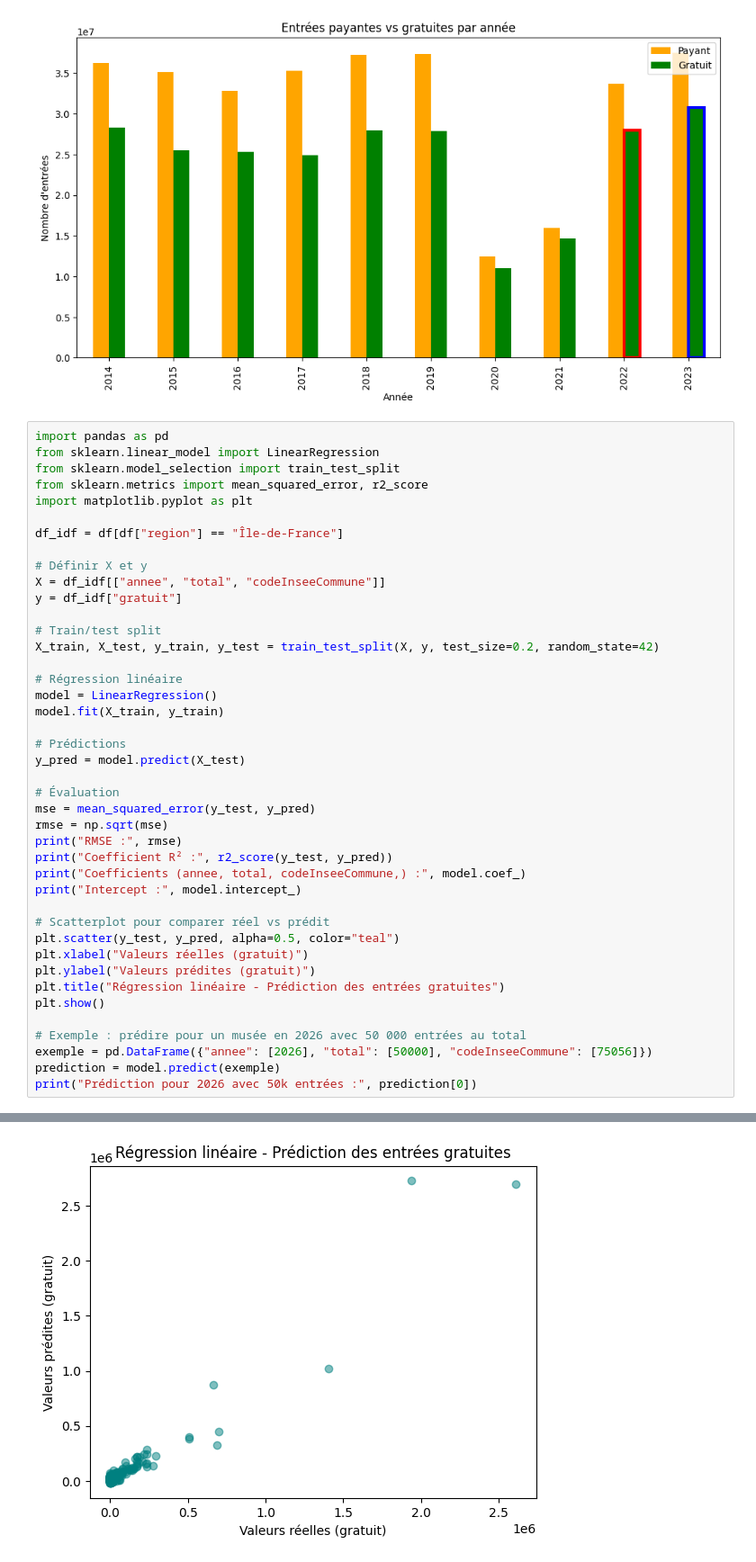
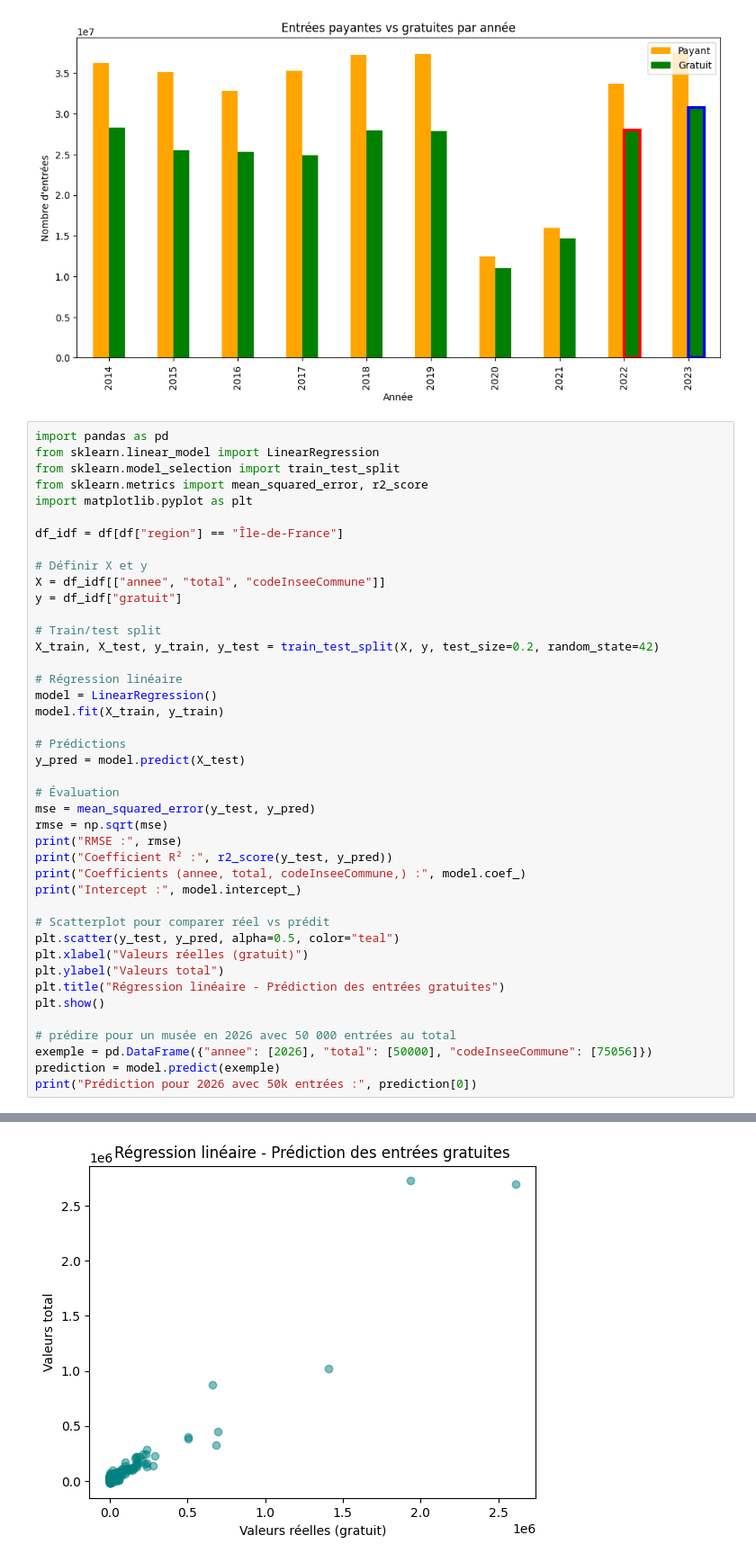
Before and after one commit to youyoy92700/musee2_idf, a Jupyter notebook: untitled2.ipynb, the cells around one changed output, grey strips where cells are left out. Shown at 90% size. Drawn from its saved outputs; the diff is of its cells as text.

```diff
--- a/untitled2.ipynb
+++ b/untitled2.ipynb
@@ -139,34 +143,34 @@ X_train, X_test, y_train, y_test = train_test_split(X, y, test_size=0.2, random_
 
 # Régression linéaire
 model = LinearRegression()
 model.fit(X_train, y_train)
 
 # Prédictions
 y_pred = model.predict(X_test)
 
 # Évaluation
 mse = mean_squared_error(y_test, y_pred)
 rmse = np.sqrt(mse)
 print("RMSE :", rmse)
 print("Coefficient R² :", r2_score(y_test, y_pred))
 print("Coefficients (annee, total, codeInseeCommune,) :", model.coef_)
 print("Intercept :", model.intercept_)
 
 # Scatterplot pour comparer réel vs prédit
 plt.scatter(y_test, y_pred, alpha=0.5, color="teal")
 plt.xlabel("Valeurs réelles (gratuit)")
-plt.ylabel("Valeurs prédites (gratuit)")
+plt.ylabel("Valeurs total")
 plt.title("Régression linéaire - Prédiction des entrées gratuites")
 plt.show()
 
-# Exemple : prédire pour un musée en 2026 avec 50 000 entrées au total
+# prédire pour un musée en 2026 avec 50 000 entrées au total
 exemple = pd.DataFrame({"annee": [2026], "total": [50000], "codeInseeCommune": [75056]})
 prediction = model.predict(exemple)
 print("Prédiction pour 2026 avec 50k entrées :", prediction[0])
 # %% [output]
 RMSE : 70891.07150612256
 Coefficient R² : 0.9128184820128408
 Coefficients (annee, total, codeInseeCommune,) : [ 2.91026832e+03  3.31953497e-01 -1.95794150e+00]
 Intercept : -5694569.183995361
-[figure, old version]
+[figure, new version]
 Prédiction pour 2026 avec 50k entrées : 71276.84217429999
```
Also changed, not shown: parts of 3 cells of this notebook.
